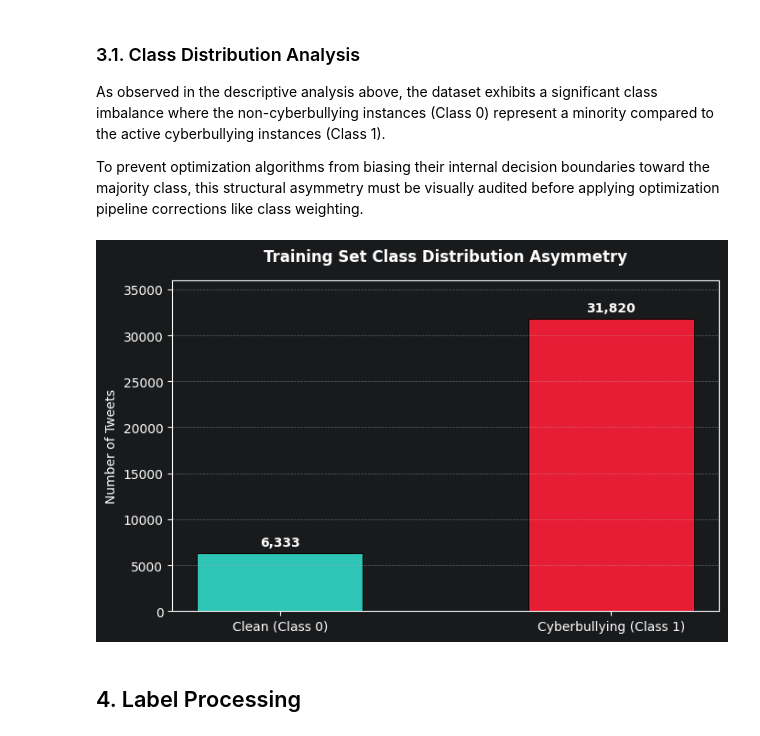
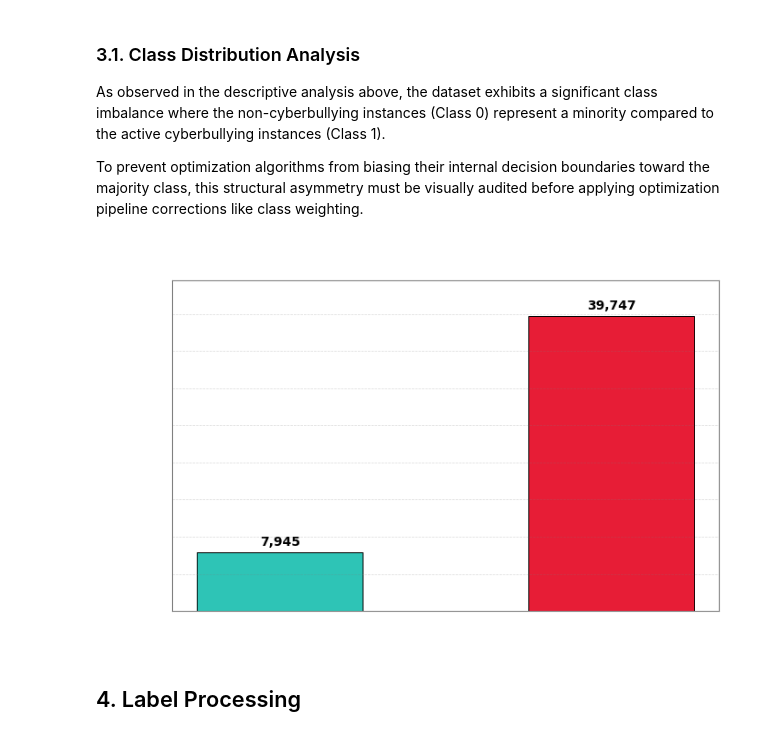
Before and after one commit to ulasamiyorumki/cyberbullying-detection-system, a Jupyter notebook: notebooks/cyberbullying-detection-system.ipynb, the cells around one changed output. Saved outputs shown, nothing was run; the diff lists cells and outputs as text; code cells hidden in the pictures.

Commit message:
Report and plot functions are updated.

```diff
--- a/notebooks/cyberbullying-detection-system.ipynb
+++ b/notebooks/cyberbullying-detection-system.ipynb
@@ -127,26 +127,39 @@ As observed in the descriptive analysis above, the dataset exhibits a significan
 
 To prevent optimization algorithms from biasing their internal decision boundaries toward the majority class, this structural asymmetry must be visually audited before applying optimization pipeline corrections like class weighting.
 # %%
+import matplotlib.pyplot as plt
+
+clean_count = len(df[df['cyberbullying_type'] == 'not_cyberbullying'])
+cyber_count = len(df[df['cyberbullying_type'] != 'not_cyberbullying'])
+
+counts = [clean_count, cyber_count]
 classes = ['Clean (Class 0)', 'Cyberbullying (Class 1)']
-counts = [6333, 31820]
 
-plt.figure(figsize=(7, 4.5))
+fig, ax = plt.subplots(figsize=(7, 4.5), facecolor='none')
+ax.set_facecolor('none')
+
 colors = ['#2ec4b6', '#e71d36']
-bars = plt.bar(classes, counts, color=colors, width=0.5, edgecolor='black', linewidth=0.7)
+bars = ax.bar(classes, counts, color=colors, width=0.5, edgecolor='black', linewidth=0.7)
 
+max_val = max(counts)
 for bar in bars:
     yval = bar.get_height()
-    plt.text(bar.get_x() + bar.get_width()/2.0, yval + 500, f'{yval:,}', ha='center', va='bottom', fontsize=10, weight='bold')
+    ax.text(bar.get_x() + bar.get_width()/2.0, yval + (max_val * 0.015), f'{yval:,}',
+            ha='center', va='bottom', fontsize=10, weight='bold', color='black')
 
-plt.title('Training Set Class Distribution Asymmetry', fontsize=12, weight='bold', pad=15)
-plt.ylabel('Number of Tweets', fontsize=10)
-plt.ylim(0, 36000)
-plt.grid(axis='y', linestyle='--', alpha=0.5)
+ax.set_title('Training Set Class Distribution Asymmetry', fontsize=12, weight='bold', pad=15)
+ax.set_ylabel('Number of Tweets', fontsize=10)
+
+ax.set_ylim(0, max_val * 1.12)
+ax.grid(axis='y', linestyle='--', alpha=0.3, color='gray')
+
+for spine in ax.spines.values():
+    spine.set_edgecolor('gray')
 
 plt.tight_layout()
 plt.show()
 # %% [output]
-[figure, old version]
+[figure, new version]
 # %% [markdown]
 ## 4. Label Processing
 # %% [markdown]
```
Also changed, not shown: parts of 5 cells of this notebook, 4 other files.
